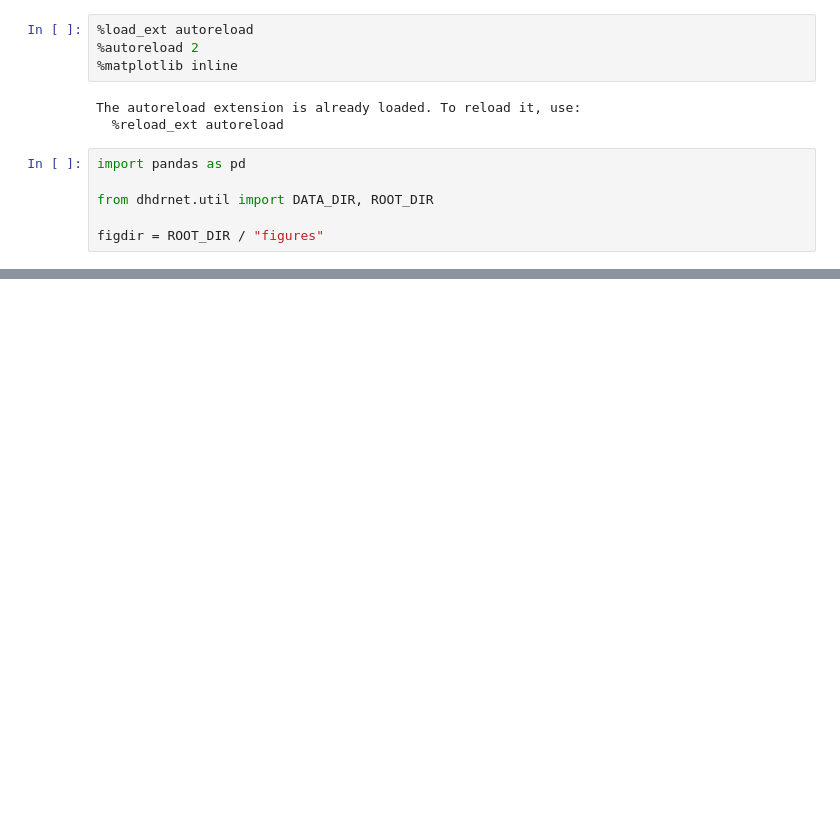
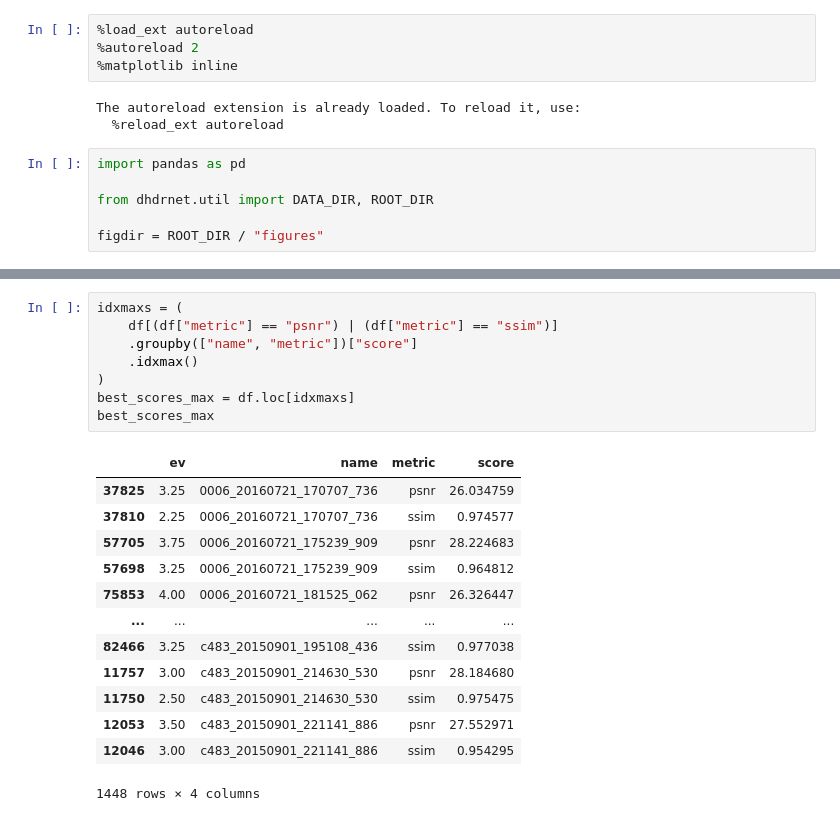
Before and after one commit to smsegal/DHDRNet, a Jupyter notebook: dhdrnet/notebooks/Untitled.ipynb, the cells around one changed output, grey strips where cells are left out. Saved outputs shown, nothing was run; the diff lists cells and outputs as text; blank space fills up the shorter version.

```diff
--- a/dhdrnet/notebooks/Untitled.ipynb
+++ b/dhdrnet/notebooks/Untitled.ipynb
@@ -108,0 +79,22 @@ dtype: object
+# %%
+idxmaxs = (
+    df[(df["metric"] == "psnr") | (df["metric"] == "ssim")]
+    .groupby(["name", "metric"])["score"]
+    .idxmax()
+)
+best_scores_max = df.loc[idxmaxs]
+best_scores_max
+# %% [output]
+|  | ev | name | metric | score |
+| 37825 | 3.25 | 0006_20160721_170707_736 | psnr | 26.034759 |
+| 37810 | 2.25 | 0006_20160721_170707_736 | ssim | 0.974577 |
+| 57705 | 3.75 | 0006_20160721_175239_909 | psnr | 28.224683 |
+| 57698 | 3.25 | 0006_20160721_175239_909 | ssim | 0.964812 |
+| 75853 | 4.00 | 0006_20160721_181525_062 | psnr | 26.326447 |
+| ... | ... | ... | ... | ... |
+| 82466 | 3.25 | c483_20150901_195108_436 | ssim | 0.977038 |
+| 11757 | 3.00 | c483_20150901_214630_530 | psnr | 28.184680 |
+| 11750 | 2.50 | c483_20150901_214630_530 | ssim | 0.975475 |
+| 12053 | 3.50 | c483_20150901_221141_886 | psnr | 27.552971 |
+| 12046 | 3.00 | c483_20150901_221141_886 | ssim | 0.954295 |
+1448 rows × 4 columns
```
Also changed, not shown: parts of 18 cells of this notebook, 9 other files.
